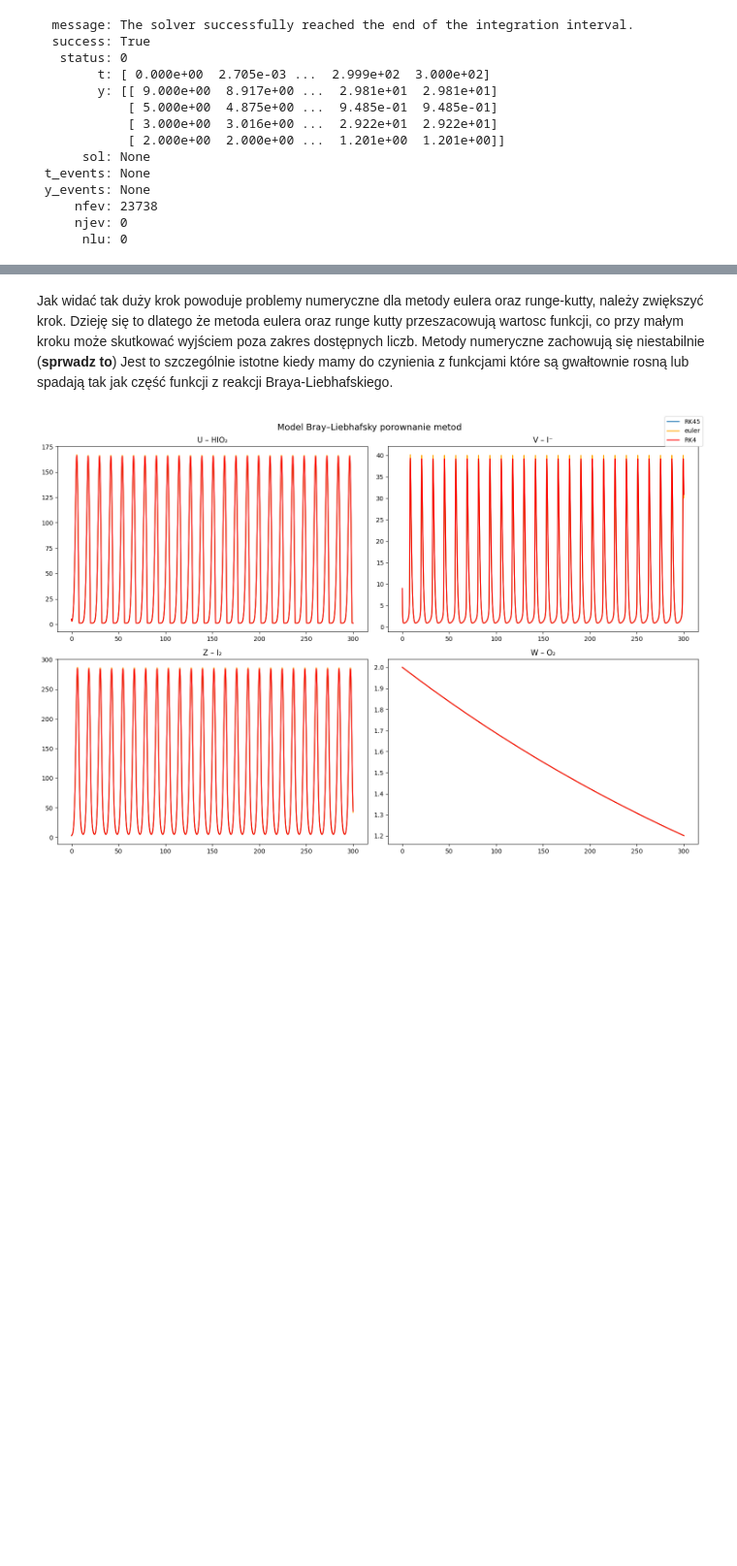
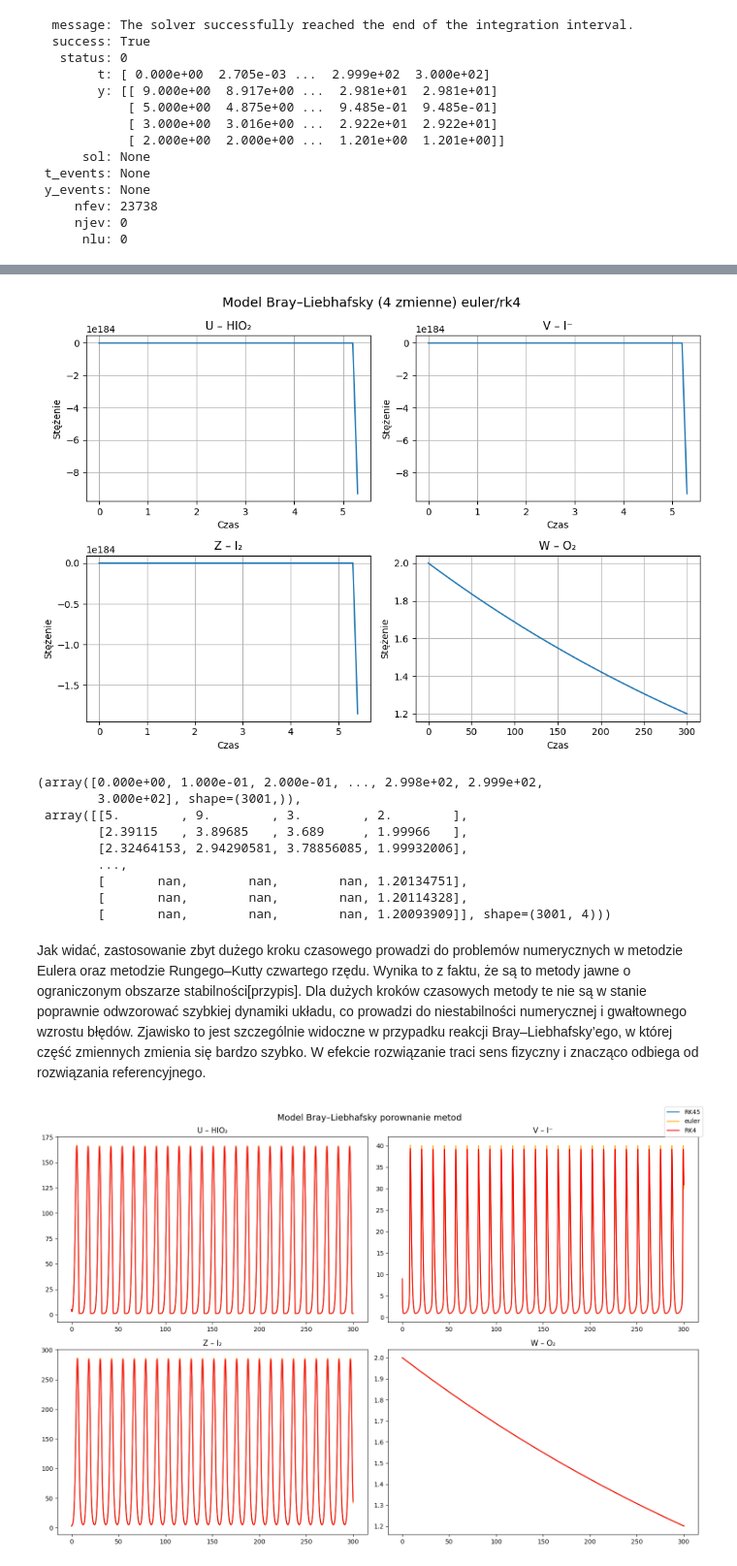
Before and after one commit to Karol-Garbaczewski/Kinetyka-Chemiczna---reakcja-Braya-Liebhafski-ego, a Jupyter notebook: main.ipynb, the cells around one changed output, grey strips where cells are left out. Shown at 97% size. Saved outputs shown, nothing was run; the diff lists cells and outputs as text; code cells hidden in the pictures; blank space fills up the shorter version.

```diff
--- a/main.ipynb
+++ b/main.ipynb
@@ -558,5 +567,18 @@ bl_model_comparssion(U0, V0, Z0, W0, R1, R2, R3, R4, R5, R6, R7, step=0.1, t_max
+# %%
+bl_model_euler_rk(U0, V0, Z0, W0, R1, R2, R3, R4, R5, R6, R7, step=0.1, t_max=300, rk4=False)
+# %% [output]
+[figure, added]
+(array([0.000e+00, 1.000e-01, 2.000e-01, ..., 2.998e+02, 2.999e+02,
+        3.000e+02], shape=(3001,)),
+ array([[5.        , 9.        , 3.        , 2.        ],
+        [2.39115   , 3.89685   , 3.689     , 1.99966   ],
+        [2.32464153, 2.94290581, 3.78856085, 1.99932006],
+        ...,
+        [       nan,        nan,        nan, 1.20134751],
+        [       nan,        nan,        nan, 1.20114328],
+        [       nan,        nan,        nan, 1.20093909]], shape=(3001, 4)))
 # %% [markdown]
-Jak widać tak duży krok powoduje problemy numeryczne dla metody eulera oraz runge-kutty, należy zwiększyć krok. Dzieję się to dlatego że metoda eulera oraz runge kutty przeszacowują wartosc funkcji, co przy małym kroku może skutkować wyjściem poza zakres dostępnych liczb. Metody numeryczne zachowują się niestabilnie (**sprwadz to**) Jest to szczególnie istotne kiedy mamy do czynienia z funkcjami które są gwałtownie rosną lub spadają tak jak część funkcji z reakcji Braya-Liebhafskiego.
+Jak widać, zastosowanie zbyt dużego kroku czasowego prowadzi do problemów numerycznych w metodzie Eulera oraz metodzie Rungego–Kutty czwartego rzędu. Wynika to z faktu, że są to metody jawne o ograniczonym obszarze stabilności[przypis]. Dla dużych kroków czasowych metody te nie są w stanie poprawnie odwzorować szybkiej dynamiki układu, co prowadzi do niestabilności numerycznej i gwałtownego wzrostu błędów. Zjawisko to jest szczególnie widoczne w przypadku reakcji Bray–Liebhafsky’ego, w której część zmiennych zmienia się bardzo szybko. W efekcie rozwiązanie traci sens fizyczny i znacząco odbiega od rozwiązania referencyjnego.
 # %%
 bl_model_comparssion(U0, V0, Z0, W0, R1, R2, R3, R4, R5, R6, R7, step=0.014, t_max=300)
 # %% [output]
```
Also changed, not shown: parts of 31 cells of this notebook.
